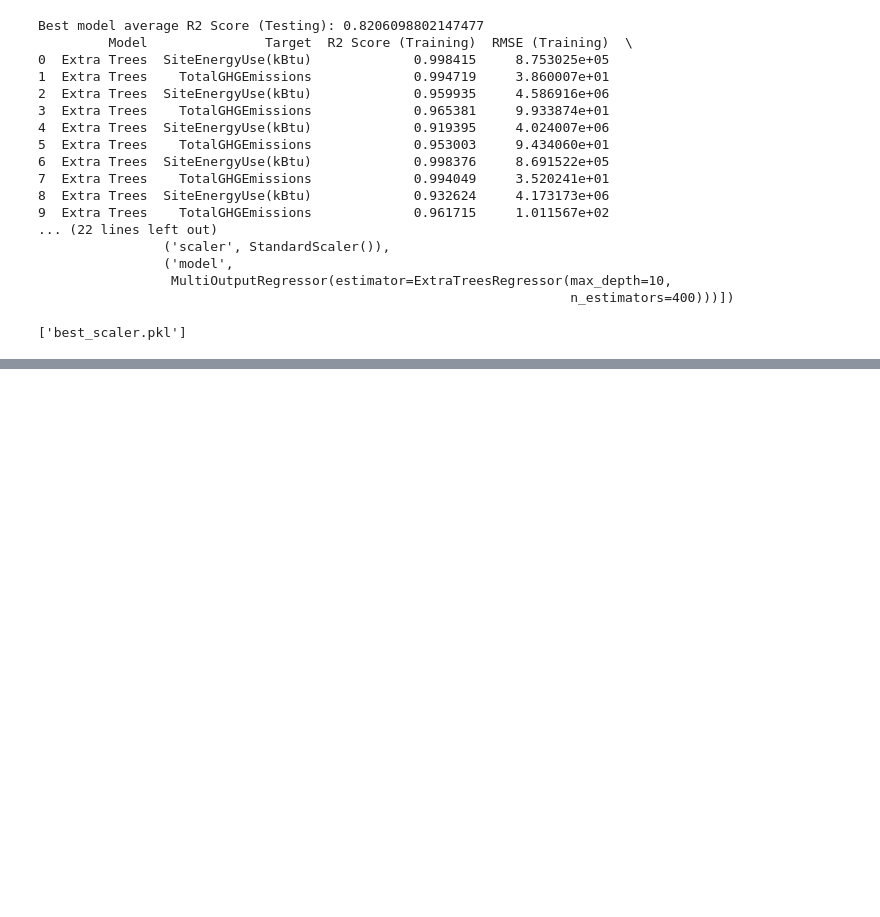
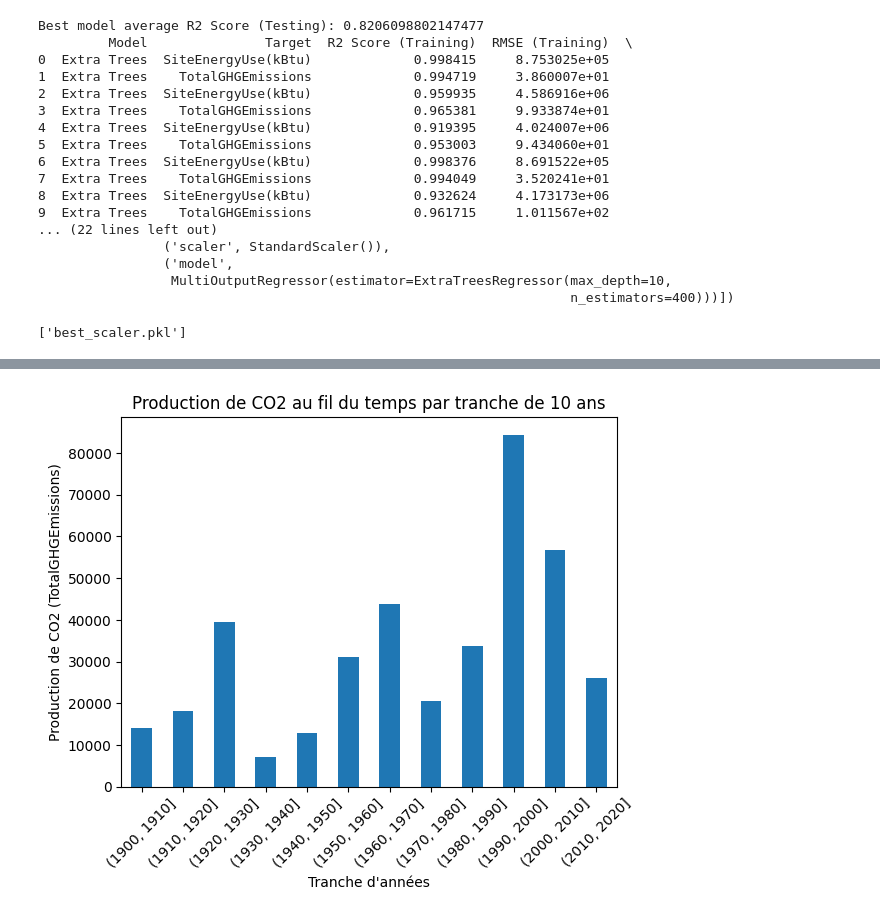
Before and after one commit to Lorenzo1208/co2, a Jupyter notebook: analyse/seattle_predictions.ipynb, the cells around one changed output, grey strips where cells are left out. Saved outputs shown, nothing was run; the diff lists cells and outputs as text; code cells hidden in the pictures; blank space fills up the shorter version.

```diff
--- a/analyse/seattle_predictions.ipynb
+++ b/analyse/seattle_predictions.ipynb
@@ -1585,0 +1779,25 @@ Best model average R2 Score (Testing): 0.8206098802147477
+# %%
+import pandas as pd
+import matplotlib.pyplot as plt
+
+data = pd.read_csv('C:/Users/loren/OneDrive/Documents/GitHub/co2/2016_Building_Energy_Benchmarking.csv')
+data['YearBuilt'] = pd.to_datetime(data['YearBuilt'], format='%Y')
+
+# Créer des tranches de 10 ans pour les années de construction
+data['YearRange'] = pd.cut(data['YearBuilt'].dt.year, bins=range(data['YearBuilt'].dt.year.min(), data['YearBuilt'].dt.year.max()+11, 10))
+
+# Calculer la somme des émissions de CO2 par tranche de 10 ans
+co2_by_year_range = data.groupby(['YearRange'])['TotalGHGEmissions'].sum()
+
+# Créer un graphique à barres
+co2_by_year_range.plot(kind='bar')
+
+plt.xlabel('Tranche d\'années')
+plt.ylabel('Production de CO2 (TotalGHGEmissions)')
+plt.title('Production de CO2 au fil du temps par tranche de 10 ans')
+
+plt.xticks(rotation=45)
+
+plt.show()
+# %% [output]
+[figure, added]
```
Also changed, not shown: parts of 5 cells of this notebook, 1 other file.
